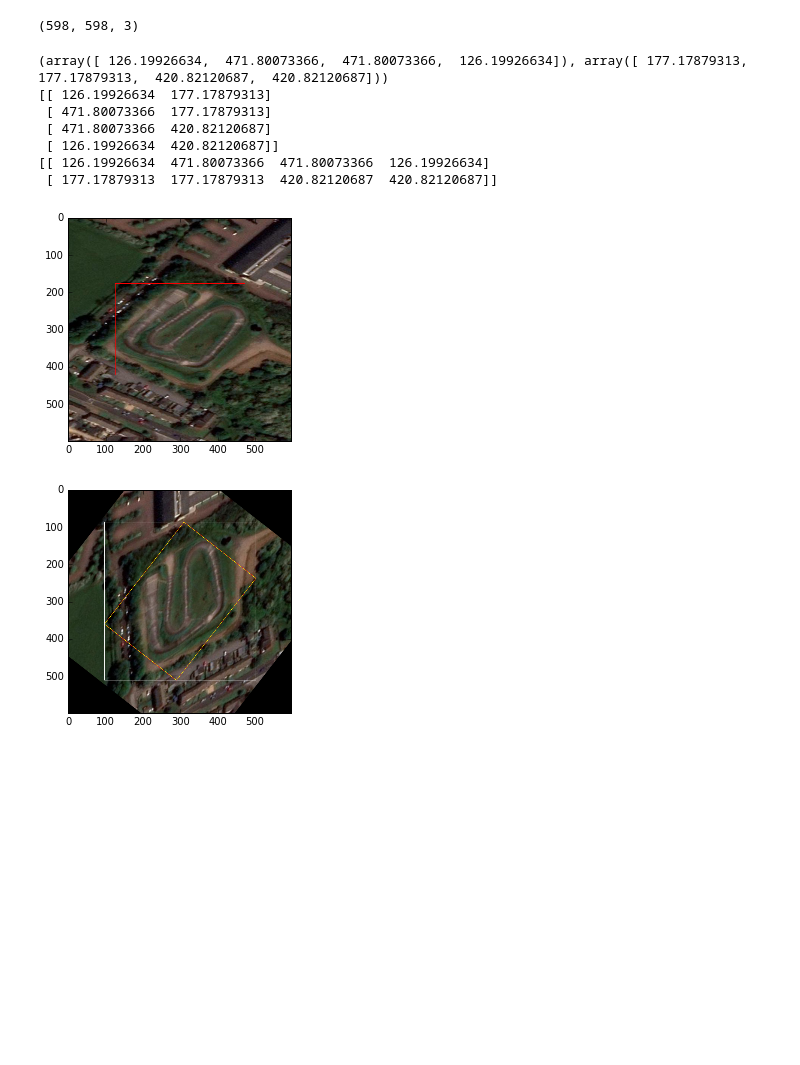
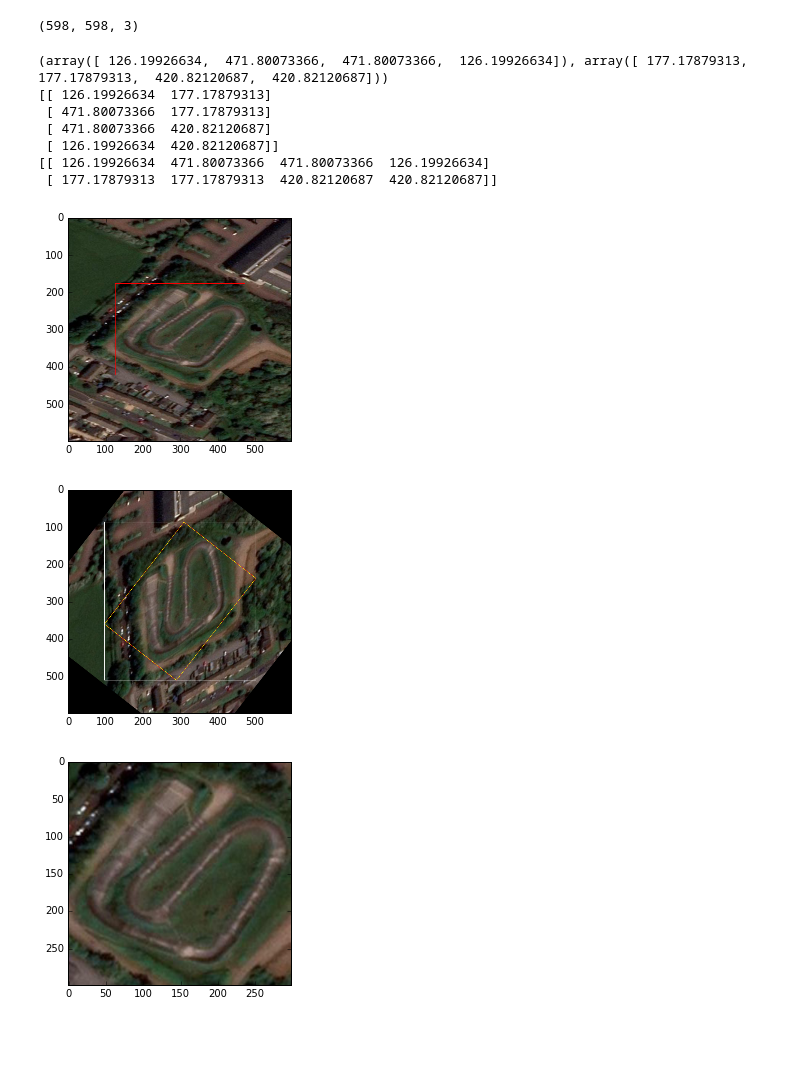
Before and after one commit to antorsae/fMoW, a Jupyter notebook: augmentation.ipynb, the cells around one changed output. Cells and saved outputs as stored; diff of their text form; code cells hidden in the pictures; blank space fills up the shorter version.

```diff
--- a/augmentation.ipynb
+++ b/augmentation.ipynb
@@ -85,32 +85,47 @@ print(edges.transpose(1,0))
 rot_points = rotate(edges, angle, i.shape)
 rr, cc = polygon_perimeter(*rect_coords(i.shape, sx*scaling, sy*scaling), shape=i.shape, clip=True)
 i[cc,rr,:] = (255,0,0)
 plt.imshow(i)
 plt.show()
 
 rows,cols = i.shape[:2]
 M = cv2.getRotationMatrix2D((cols/2,rows/2),angle,1)
 i = cv2.warpAffine(i,M,(cols,rows))
 
 #i = scipy.ndimage.interpolation.rotate(i, angle=angle, reshape=False, mode='constant', cval=np.nan)
 rr, cc = polygon_perimeter(*(rot_points.transpose(1,0)), shape=i.shape, clip=True)
 i[cc,rr,:] = (255,255,0)
 
 
 rr, cc = polygon_perimeter(*(enclosing_rect(rot_points).transpose(1,0)), shape=i.shape, clip=True)
 i[cc,rr,:] = (255,255,255)
 
 plt.imshow(i)
 plt.show()
+
+# for inference
+CROP_SIZE = 299
+CONTEXT = 1.05
+new_bbox = enclosing_rect(np.squeeze(np.dstack(rect_coords(i.shape, CONTEXT*sx*scaling, CONTEXT*sy*scaling))))
+p0 = new_bbox[0]
+p1 = new_bbox[1]
+p2 = new_bbox[2]
+dp = np.float32(([0,0], [CROP_SIZE-1, 0], [CROP_SIZE-1,CROP_SIZE-1]))
+
+M = cv2.getAffineTransform(np.float32((p0,p1,p2)), dp)
+i = cv2.warpAffine(oi,M,(CROP_SIZE,CROP_SIZE))
+plt.imshow(i)
+plt.show()
 # %% [output]
 (array([ 126.19926634,  471.80073366,  471.80073366,  126.19926634]), array([ 177.17879313,  177.17879313,  420.82120687,  420.82120687]))
 [[ 126.19926634  177.17879313]
  [ 471.80073366  177.17879313]
  [ 471.80073366  420.82120687]
  [ 126.19926634  420.82120687]]
 [[ 126.19926634  471.80073366  471.80073366  126.19926634]
  [ 177.17879313  177.17879313  420.82120687  420.82120687]]
 [figure]
 [figure]
+[figure, added]
 # %% [markdown]
 ###
```
Also changed, not shown: 2 other files.
